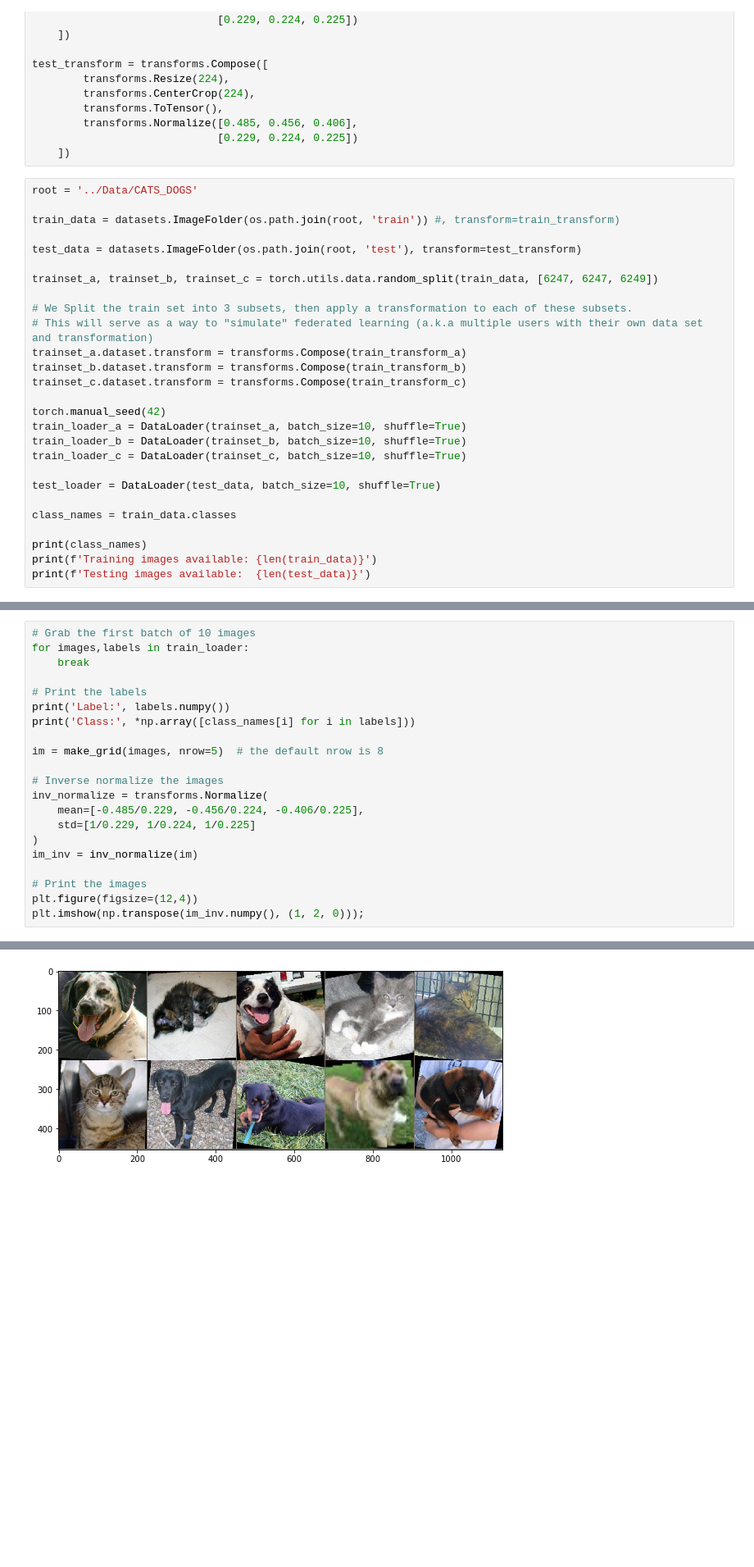
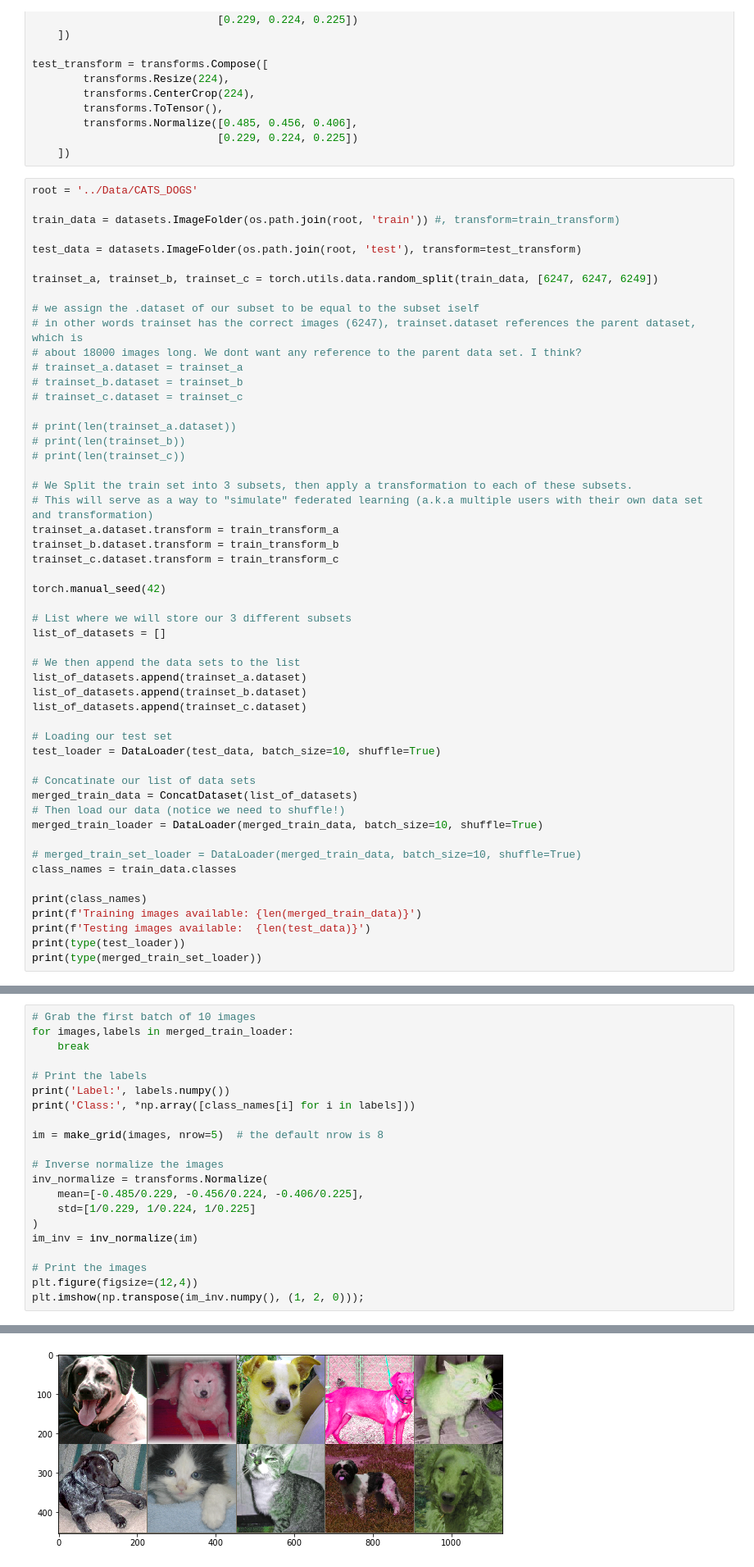
Before and after one commit to josuemar/senior-project, a Jupyter notebook: app/project-senior.ipynb, the cells around one changed output, grey strips where cells are left out. Shown: that part at 82% size. Saved outputs shown, nothing was run; the diff lists cells and outputs as text; blank space fills up the shorter version.

Commit message:
made loader iterable

```diff
--- a/app/project-senior.ipynb
+++ b/app/project-senior.ipynb
@@ -62,22 +63,47 @@ test_data = datasets.ImageFolder(os.path.join(root, 'test'), transform=test_tran
 
 trainset_a, trainset_b, trainset_c = torch.utils.data.random_split(train_data, [6247, 6247, 6249])
 
+# we assign the .dataset of our subset to be equal to the subset iself
+# in other words trainset has the correct images (6247), trainset.dataset references the parent dataset, which is
+# about 18000 images long. We dont want any reference to the parent data set. I think?
+# trainset_a.dataset = trainset_a
+# trainset_b.dataset = trainset_b
+# trainset_c.dataset = trainset_c
+
+# print(len(trainset_a.dataset))
+# print(len(trainset_b))
+# print(len(trainset_c))
+
 # We Split the train set into 3 subsets, then apply a transformation to each of these subsets.
 # This will serve as a way to "simulate" federated learning (a.k.a multiple users with their own data set and transformation)
-trainset_a.dataset.transform = transforms.Compose(train_transform_a)
-trainset_b.dataset.transform = transforms.Compose(train_transform_b)
-trainset_c.dataset.transform = transforms.Compose(train_transform_c)
+trainset_a.dataset.transform = train_transform_a
+trainset_b.dataset.transform = train_transform_b
+trainset_c.dataset.transform = train_transform_c
 
 torch.manual_seed(42)
-train_loader_a = DataLoader(trainset_a, batch_size=10, shuffle=True)
-train_loader_b = DataLoader(trainset_b, batch_size=10, shuffle=True)
-train_loader_c = DataLoader(trainset_c, batch_size=10, shuffle=True)
 
+# List where we will store our 3 different subsets
+list_of_datasets = []
+
+# We then append the data sets to the list
+list_of_datasets.append(trainset_a.dataset)
+list_of_datasets.append(trainset_b.dataset)
+list_of_datasets.append(trainset_c.dataset)
+
+# Loading our test set
 test_loader = DataLoader(test_data, batch_size=10, shuffle=True)
 
+# Concatinate our list of data sets
+merged_train_data = ConcatDataset(list_of_datasets)
+# Then load our data (notice we need to shuffle!)
+merged_train_loader = DataLoader(merged_train_data, batch_size=10, shuffle=True)
+
+# merged_train_set_loader = DataLoader(merged_train_data, batch_size=10, shuffle=True)
 class_names = train_data.classes
 
 print(class_names)
-print(f'Training images available: {len(train_data)}')
+print(f'Training images available: {len(merged_train_data)}')
 print(f'Testing images available:  {len(test_data)}')
+print(type(test_loader))
+print(type(merged_train_set_loader))
 # %% [output]
@@ -88,6 +115,6 @@ Testing images available:  6251
 # %%
 # Grab the first batch of 10 images
-for images,labels in train_loader:
+for images,labels in merged_train_loader:
     break
 
 # Print the labels
@@ -112,4 +139,4 @@ Class: DOG CAT DOG CAT CAT CAT DOG DOG DOG DOG
-[figure, old version]
+[figure, new version]
 # %%
 class ConvolutionalNetwork(nn.Module):
     def __init__(self):
```
Also changed, not shown: parts of 3 cells of this notebook.
